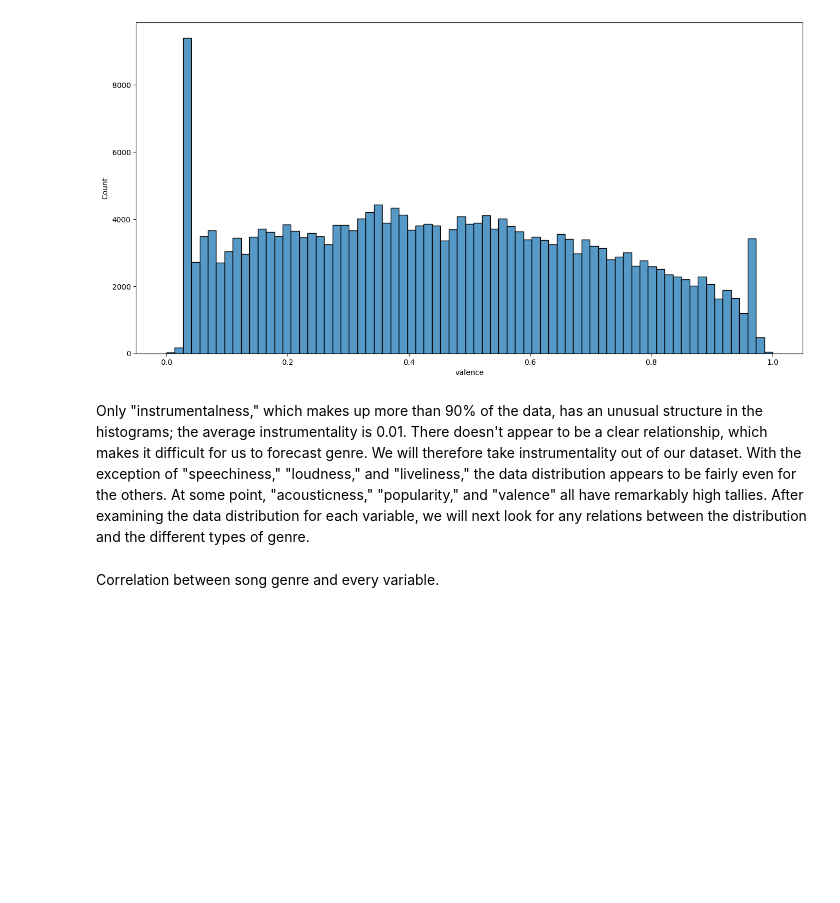
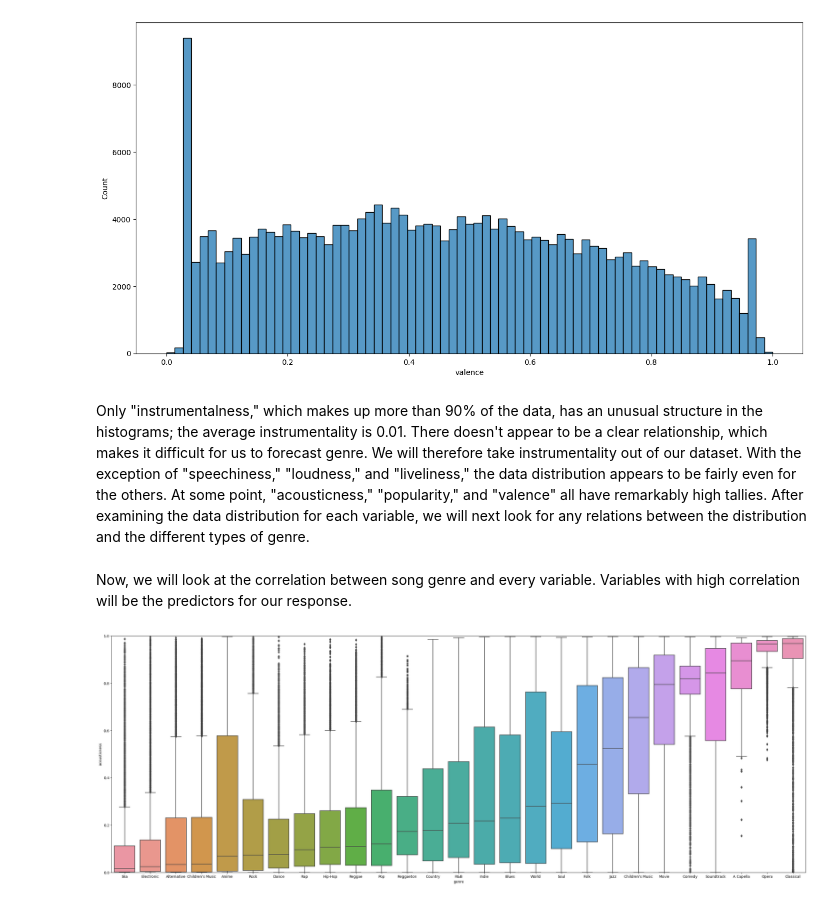
Before and after one commit to tanvi-jain3/SC1015-Song-Genre-Classification, a Jupyter notebook: Data Science Mini_Project.ipynb, the cells around one changed output. Drawn from its saved outputs; the diff is of its cells as text; code cells hidden in the pictures; blank space fills up the shorter version.

```diff
--- a/Data Science Mini_Project.ipynb
+++ b/Data Science Mini_Project.ipynb
@@ -311,4 +311,13 @@ sns.histplot(data=music["valence"])
 # %% [markdown]
 Only "instrumentalness," which makes up more than 90% of the data, has an unusual structure in the histograms; the average instrumentality is 0.01. There doesn't appear to be a clear relationship, which makes it difficult for us to forecast genre. We will therefore take instrumentality out of our dataset. With the exception of "speechiness," "loudness," and "liveliness," the data distribution appears to be fairly even for the others. At some point, "acousticness," "popularity," and "valence" all have remarkably high tallies. After examining the data distribution for each variable, we will next look for any relations between the distribution and the different types of genre.
 # %% [markdown]
-Correlation between song genre and every variable.
+Now, we will look at the correlation between song genre and every variable. Variables with high correlation will be the predictors for our response.
+# %%
+group_means=musicdata.groupby(['genre'])['acousticness'].median().sort_values(ascending=True)
+
+plt.figure(figsize=(35,12))
+plt.ylim(0,1.0)
+sns.boxplot(x='genre', y='acousticness', order=group_means.index,data=musicdata)
+plt.show()
+# %% [output]
+[figure, added]
```
Also changed, not shown: parts of 9 cells of this notebook.
